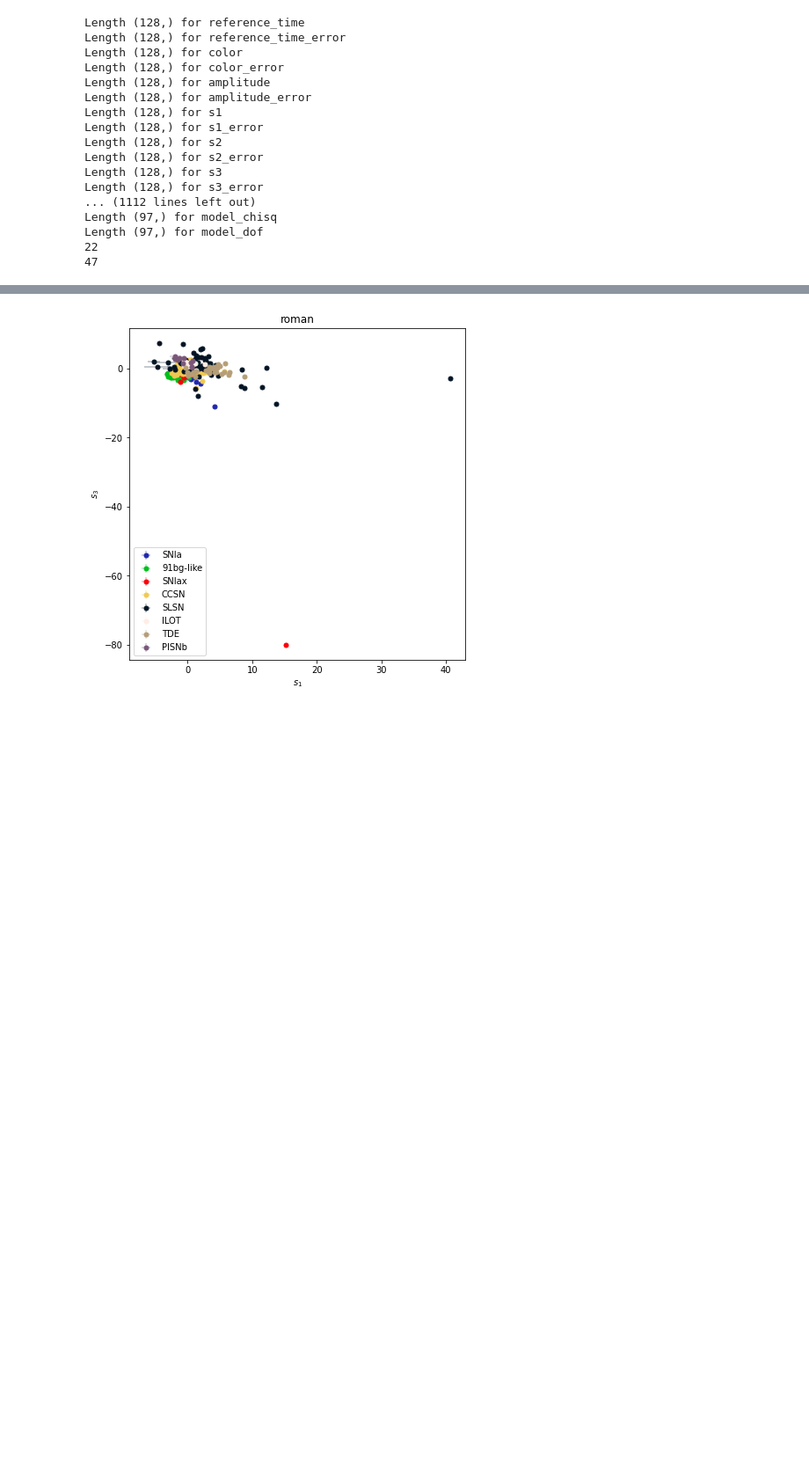
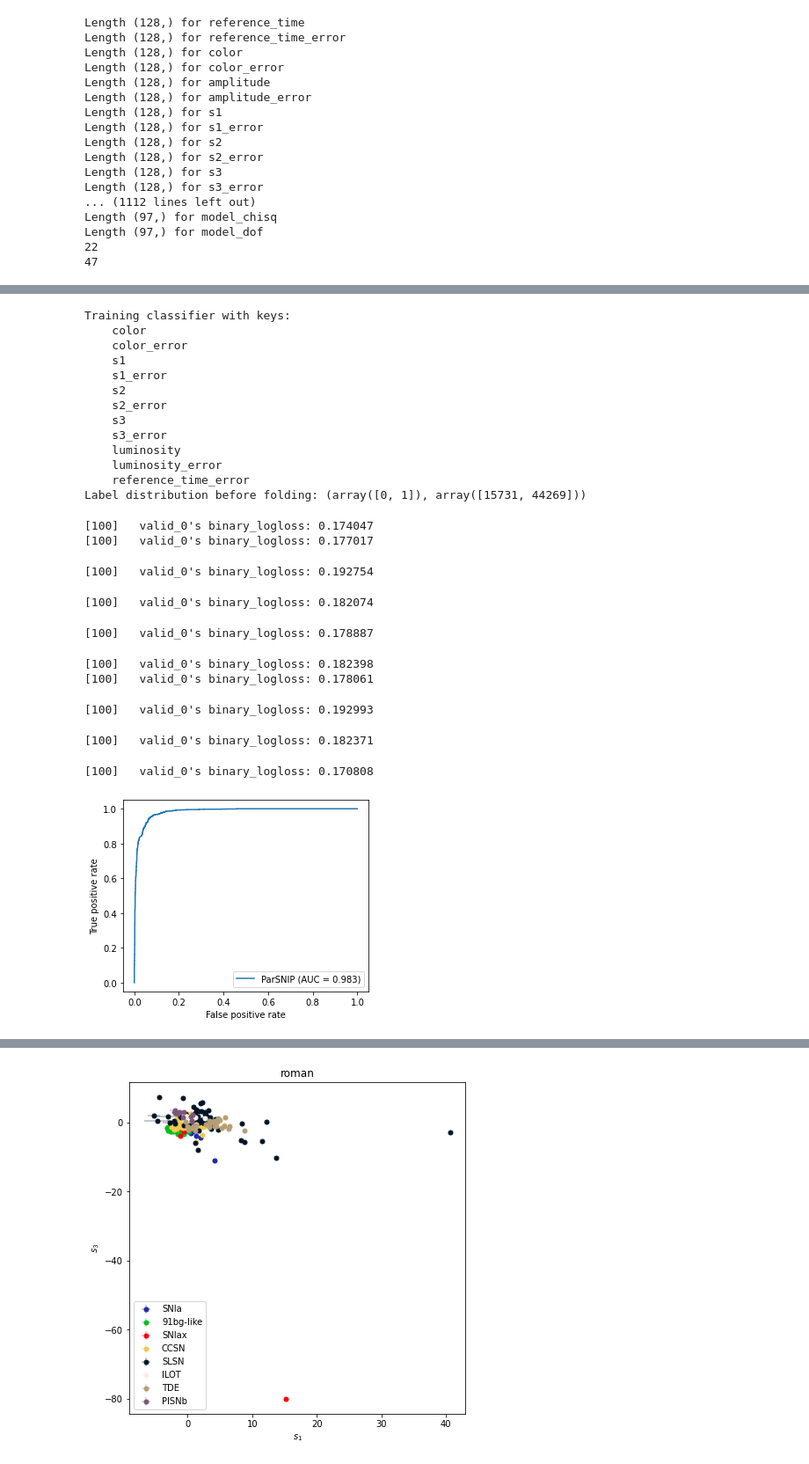
Before and after one commit to BelalAbdelhadi/SpectralParSNIP, a Jupyter notebook: notebooks/classification.ipynb, the cells around one changed output, grey strips where cells are left out. Shown at 88% size. Drawn from its saved outputs; the diff is of its cells as text; code cells hidden in the pictures; blank space fills up the shorter version.

```diff
--- a/notebooks/classification.ipynb
+++ b/notebooks/classification.ipynb
@@ -196,0 +171,51 @@ Length (97,) for model_dof
+# %%
+# Show the ROC curve for SN Ia classification
+from sklearn.metrics import roc_curve, auc
+
+target = 'SNIa'
+
+roman_classifier = parsnip.Classifier()
+pred_train['original_object_id'] = pred_train['object_id']
+classifications_train = roman_classifier.train(pred_train, num_folds=10, target_label = target)
+preds_copy = pred_test.copy()
+classifications = roman_classifier.classify(preds_copy)
+
+
+plt.figure(figsize=(5, 4))
+
+
+fpr1, tpr1, thresholds = roc_curve(pred_test['type'] == target, classifications[target])
+plt.plot(fpr1, tpr1, label=f'ParSNIP (AUC = {auc(fpr1, tpr1):.3f})')
+
+plt.xlabel('False positive rate')
+plt.ylabel('True positive rate')
+
+plt.title(f'AUC for {target} classifications')
+plt.legend()
+
+plt.savefig('./figures/ps_roman_snia_roc.pdf')
+# %% [output]
+Training classifier with keys:
+    color
+    color_error
+    s1
+    s1_error
+    s2
+    s2_error
+    s3
+    s3_error
+    luminosity
+    luminosity_error
+    reference_time_error
+Label distribution before folding: (array([0, 1]), array([15731, 44269]))
+[100]   valid_0's binary_logloss: 0.174047
+[100]   valid_0's binary_logloss: 0.177017
+[100]   valid_0's binary_logloss: 0.192754
+[100]   valid_0's binary_logloss: 0.182074
+[100]   valid_0's binary_logloss: 0.178887
+[100]   valid_0's binary_logloss: 0.182398
+[100]   valid_0's binary_logloss: 0.178061
+[100]   valid_0's binary_logloss: 0.192993
+[100]   valid_0's binary_logloss: 0.182371
+[100]   valid_0's binary_logloss: 0.170808
+[figure, added]
```
Also changed, not shown: parts of 12 cells of this notebook, 16 other files.
